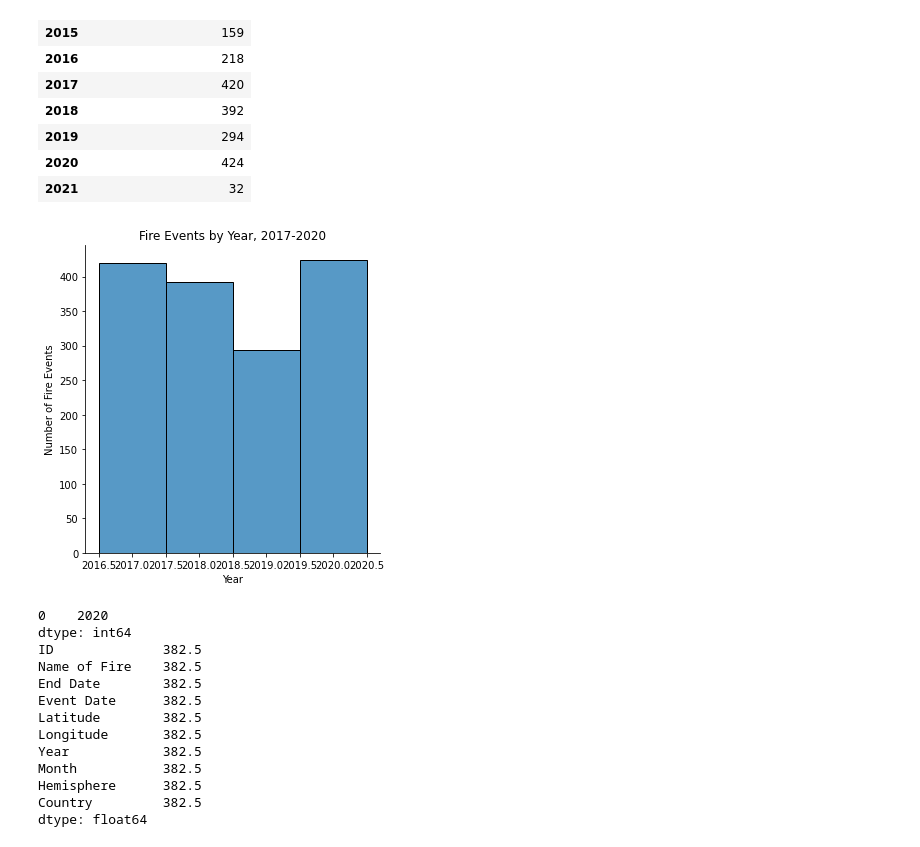
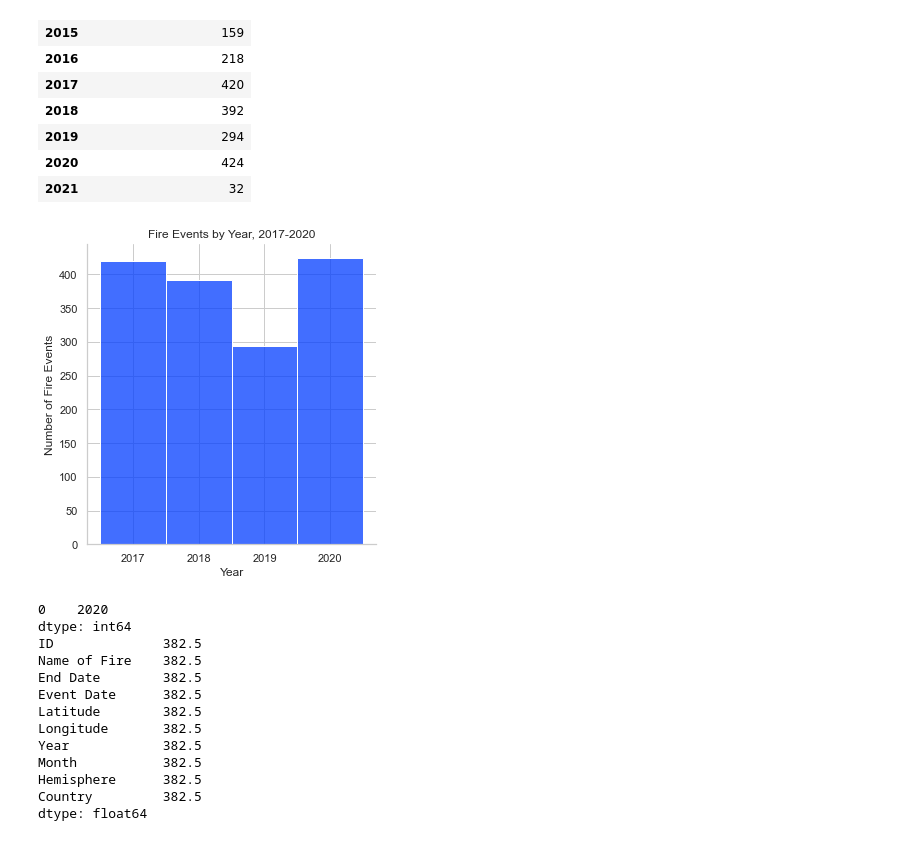
Before and after one commit to britt-emm/CGGroupProject, a Jupyter notebook: NASA_wildfire_graphs.ipynb, the cells around one changed output. Saved outputs shown, nothing was run; the diff lists cells and outputs as text; code cells hidden in the pictures.

Commit message:
fixed figures

```diff
--- a/NASA_wildfire_graphs.ipynb
+++ b/NASA_wildfire_graphs.ipynb
@@ -168,14 +168,16 @@ fireBy_year
 | 2021 | 32 |
 # %%
 fire_data_4years = fire_df[fire_df['Year'].isin([2017, 2018, 2019, 2020])]
-
+sns.set_style("whitegrid")
+sns.set_palette('bright')
+sns.set_context("notebook")
 sns.displot(x='Year', data = fire_data_4years, discrete=True, palette = 'bright')
 plt.title('Fire Events by Year, 2017-2020')
 plt.ylabel('Number of Fire Events')
-plt.savefig('Fire_Events_Year.png')
+plt.savefig('Fire_Events_Year.png', bbox_inches = "tight")
 plt.show()
 # %% [output]
-[figure, old version]
+[figure, new version]
 # %%
 avg_firesbyYear = fire_data_4years.count()/4
 print(fire_data_4years['Year'].mode())
```
Also changed, not shown: parts of 3 cells of this notebook.
